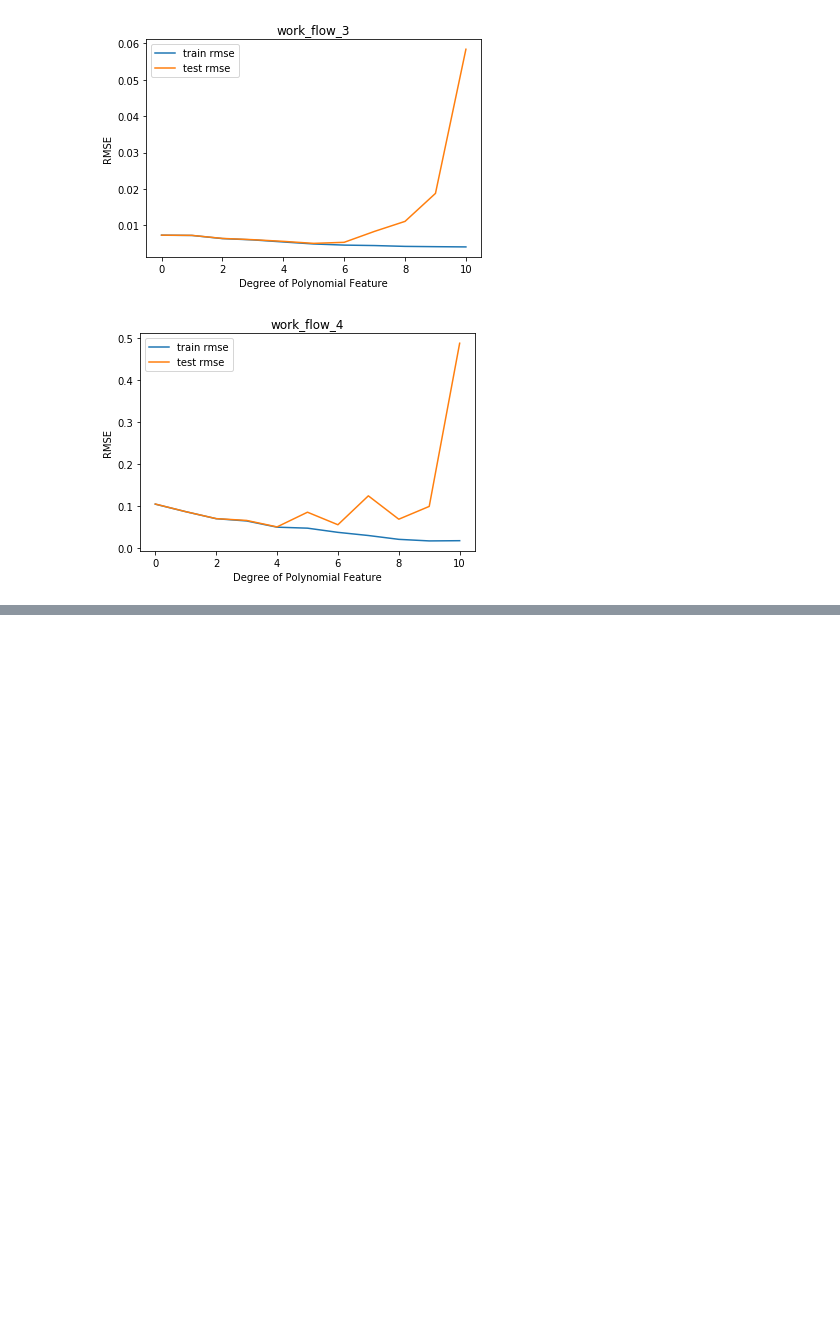
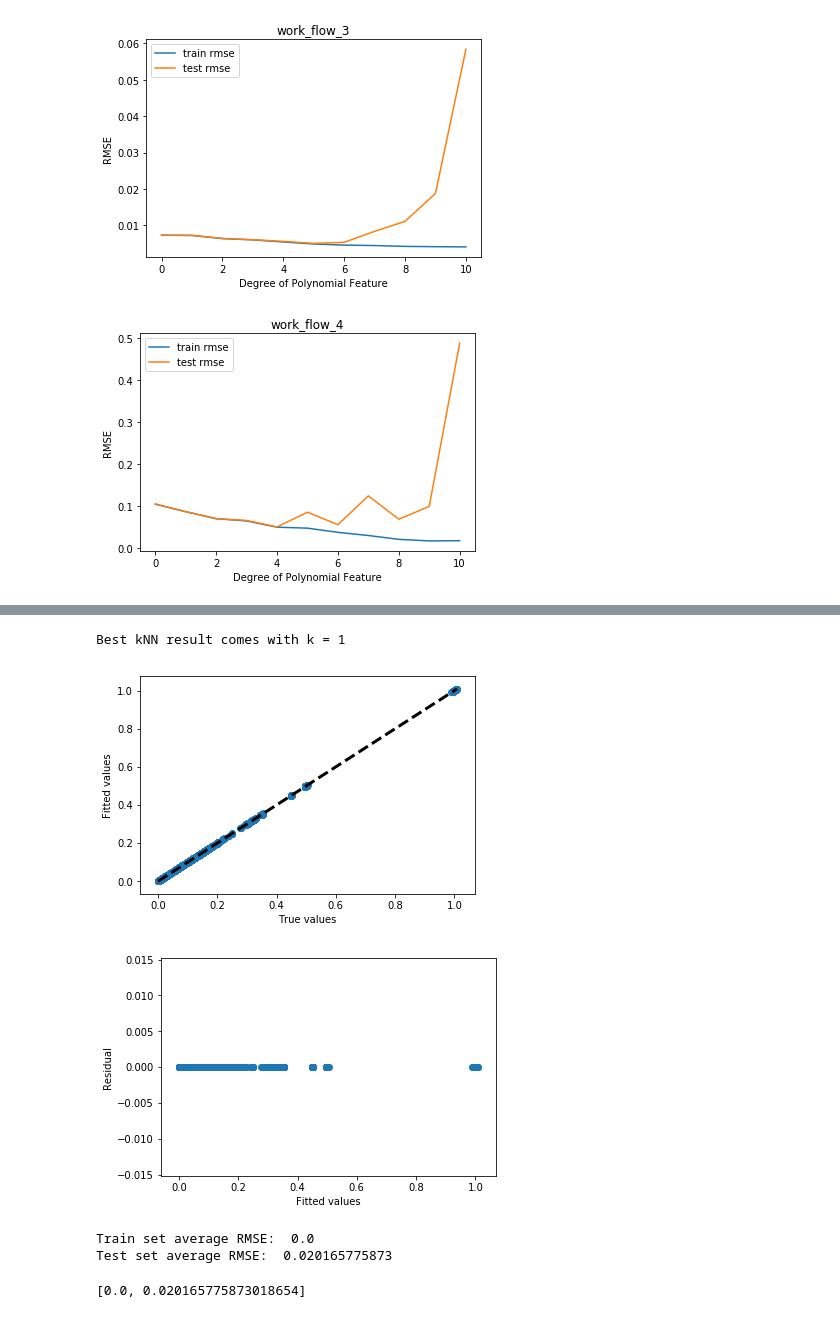
Before and after one commit to popo0293/EE219Project4, a Jupyter notebook: Project 4-Copy1.ipynb, the cells around one changed output, grey strips where cells are left out. Saved outputs shown, nothing was run; the diff lists cells and outputs as text; code cells hidden in the pictures; blank space fills up the shorter version.

```diff
--- a/Project 4-Copy1.ipynb
+++ b/Project 4-Copy1.ipynb
@@ -754,0 +779,12 @@ for idx, item in enumerate(workflowlist):
+# %%
+min_idx = np.argmin(temp[1,:])
+neigh = KNeighborsRegressor(n_neighbors=klist[min_idx])
+print("Best kNN result comes with k = %d" % klist[min_idx])
+reportandplot(neigh, featurematrix, y)
+# %% [output]
+Best kNN result comes with k = 1
+[figure, added]
+[figure, added]
+Train set average RMSE:  0.0
+Test set average RMSE:  0.020165775873
+[0.0, 0.020165775873018654]
```
Also changed, not shown: parts of 4 cells of this notebook.
